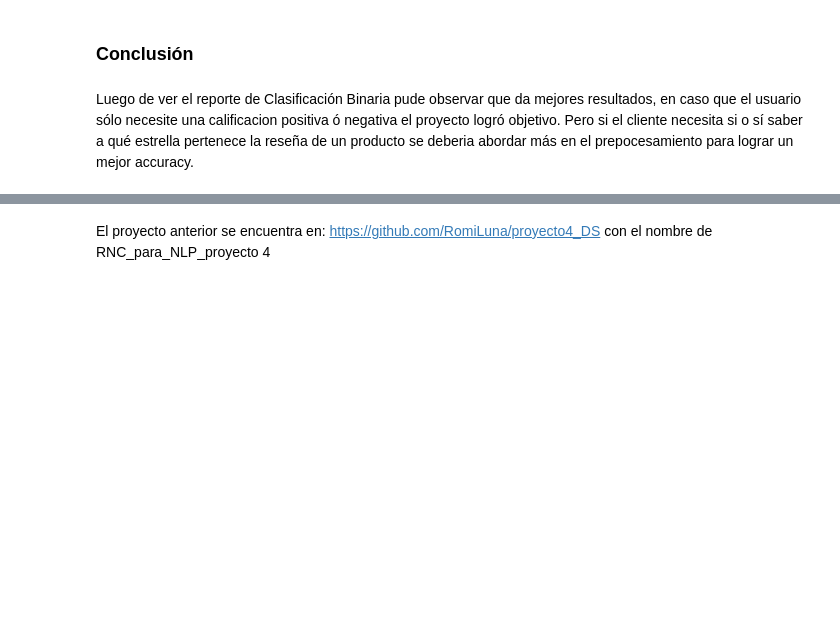
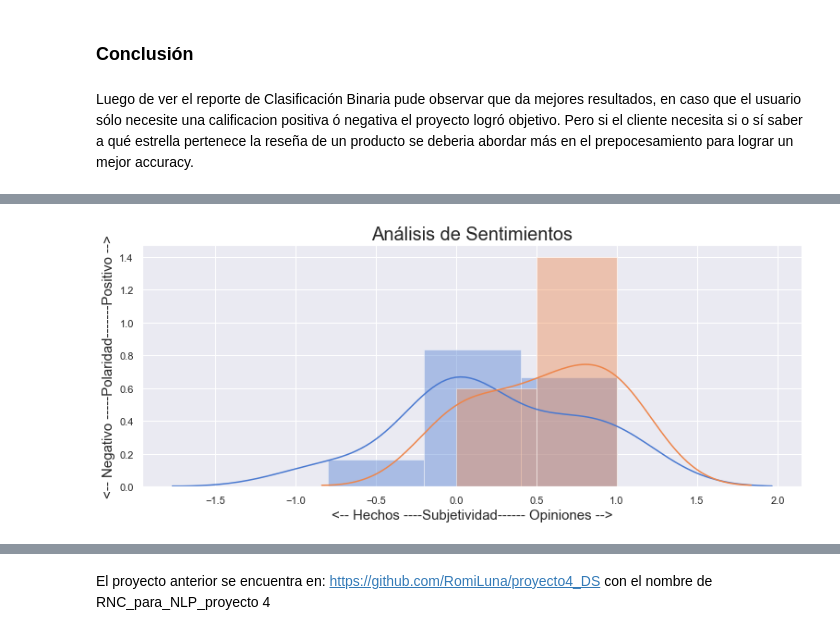
Before and after one commit to RomiLuna/proyecto4_DS, a Jupyter notebook: DS_Proyecto_04_NLP_CorrilloRomina.ipynb, the cells around one changed output, grey strips where cells are left out. Cells and saved outputs as stored; diff of their text form; code cells hidden in the pictures; blank space fills up the shorter version.

```diff
--- a/DS_Proyecto_04_NLP_CorrilloRomina.ipynb
+++ b/DS_Proyecto_04_NLP_CorrilloRomina.ipynb
@@ -1836,0 +1717,14 @@ name 'update' is not defined
+# %%
+sns.set(context='notebook', style='darkgrid',
+        palette='muted', font='sans-serif', font_scale=1.0)
+plt.figure(figsize=(6.4*2, 4.8))
+a=sns.distplot(dataSen['polarity'])
+b=sns.distplot(dataSen['subjectivity'])
+
+plt.title('Análisis de Sentimientos', fontsize=20)
+plt.ylabel('<-- Negativo -----Polaridad-------Positivo -->', fontsize=15)
+plt.xlabel('<-- Hechos ----Subjetividad------ Opiniones -->', fontsize=15)
+
+plt.show()
+# %% [output]
+[figure, added]
```
Also changed, not shown: parts of 45 cells of this notebook, 1 other file.
